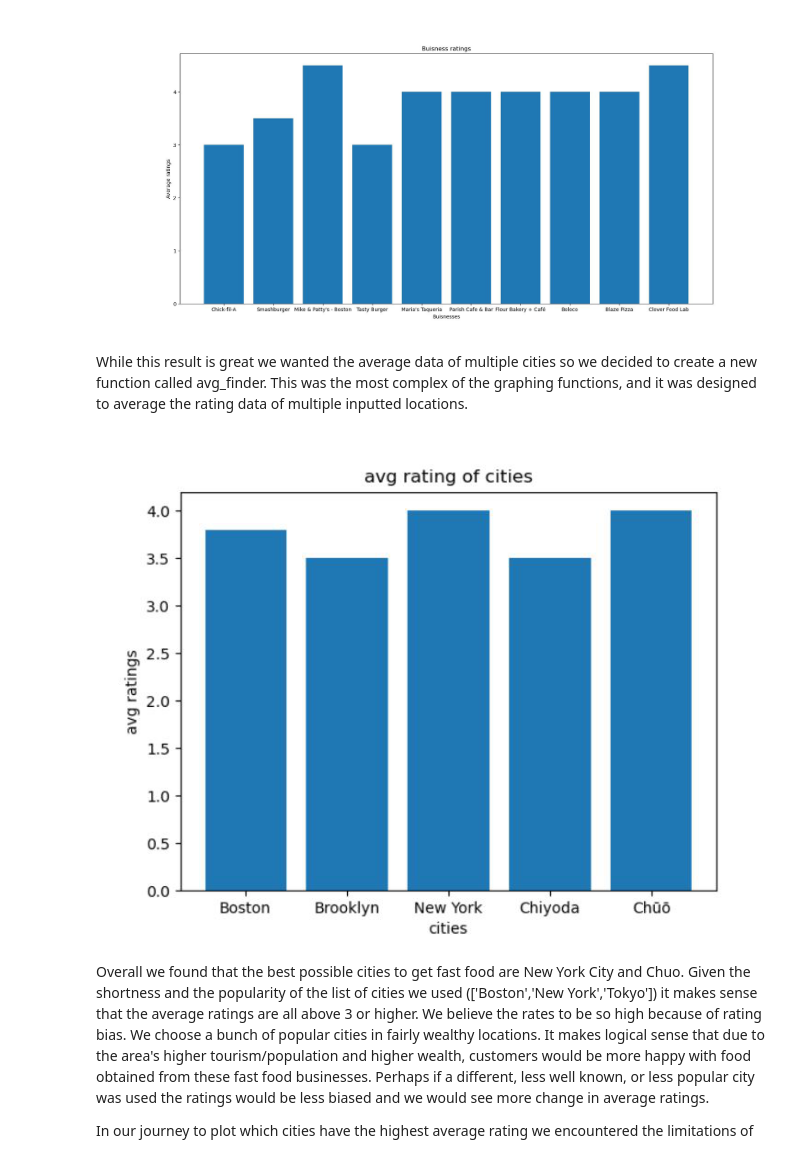
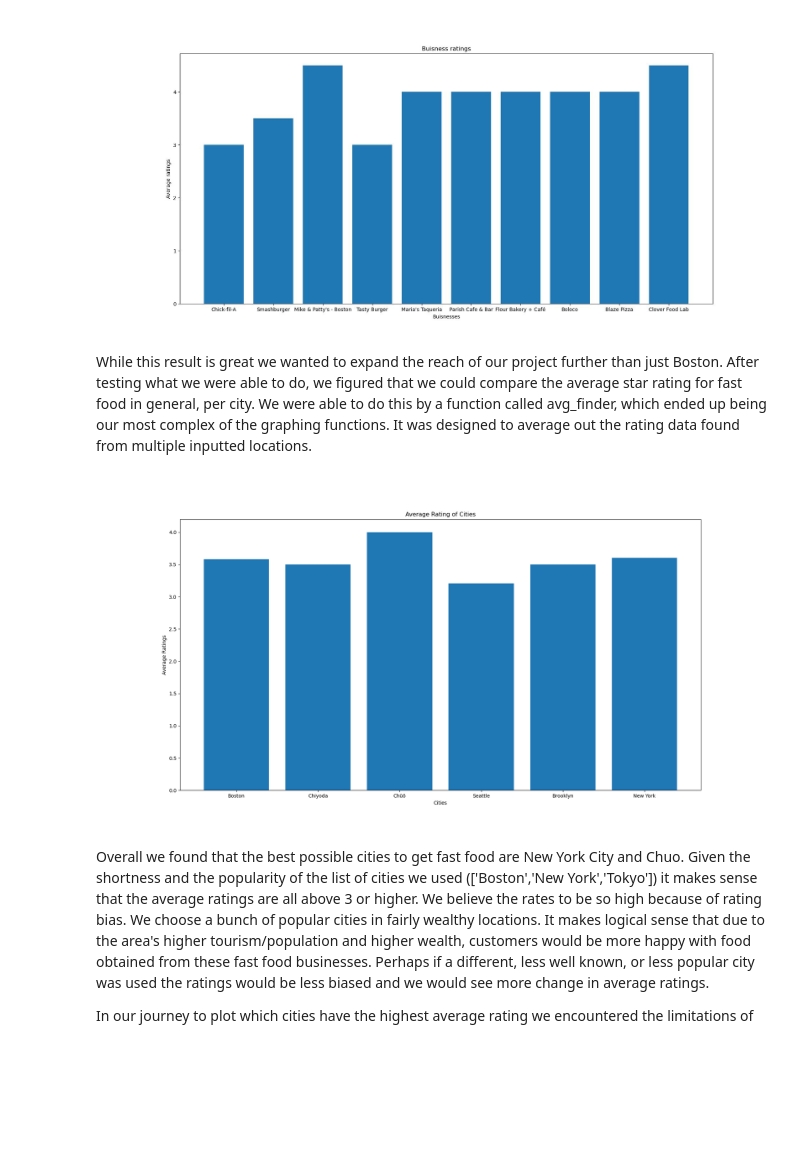
Before and after one commit to olincollege/Yelp-API-Project, a Jupyter notebook: comp_essay.ipynb, the cells around one changed output. Drawn from its saved outputs; the diff is of its cells as text; code cells hidden in the pictures; blank space fills up the shorter version.

```diff
--- a/comp_essay.ipynb
+++ b/comp_essay.ipynb
@@ -69,14 +81,14 @@ im.show()
 # %% [output]
 [figure]
 # %% [markdown]
-While this result is great we wanted the average data of multiple cities so we decided to create a new function called avg_finder. This was the most complex of the graphing functions, and it was designed to average the rating data of multiple inputted locations.
+While this result is great we wanted to expand the reach of our project further than just Boston. After testing what we were able to do, we figured that we could compare the average star rating for fast food in general, per city. We were able to do this by a function called avg_finder, which ended up being our most complex of the graphing functions. It was designed to average out the rating data found from multiple inputted locations.
 # %%
 #run this to display graph
 from PIL import Image
-im = Image.open(r"visuals/avgdata.JPG")
+im = Image.open(r"visuals/avgdata.png")
 im.show()
 # %% [output]
-[figure, old version]
+[figure, new version]
 # %% [markdown]
 Overall we found that the best possible cities to get fast food are New York City and Chuo. Given the shortness and the popularity of the list of cities we used (['Boston','New York','Tokyo']) it makes sense that the average ratings are all above 3 or higher. We believe the rates to be so high because of rating bias. We choose a bunch of popular cities in fairly wealthy locations. It makes logical sense that due to the area's higher tourism/population and higher wealth, customers would be more happy with food obtained from these fast food businesses. Perhaps if a different, less well known, or less popular city was used the ratings would be less biased and we would see more change in average ratings.
 
```
Also changed, not shown: parts of 5 cells of this notebook.
